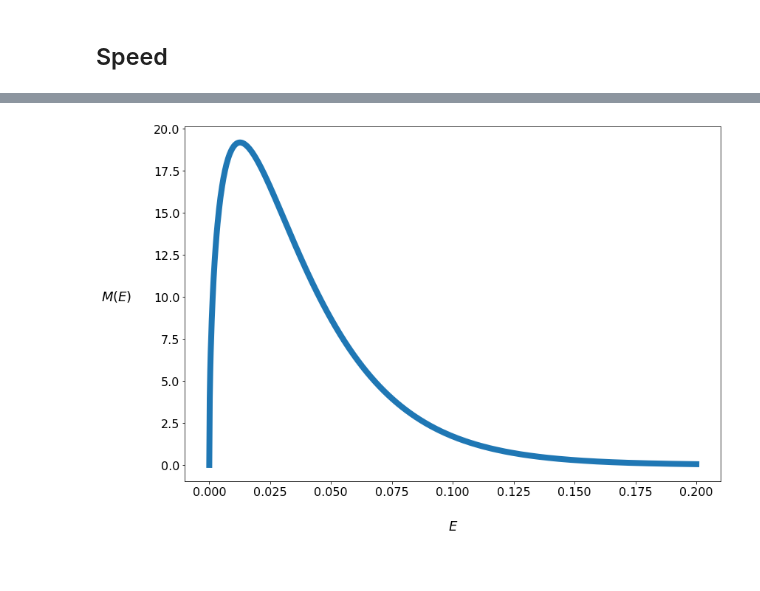
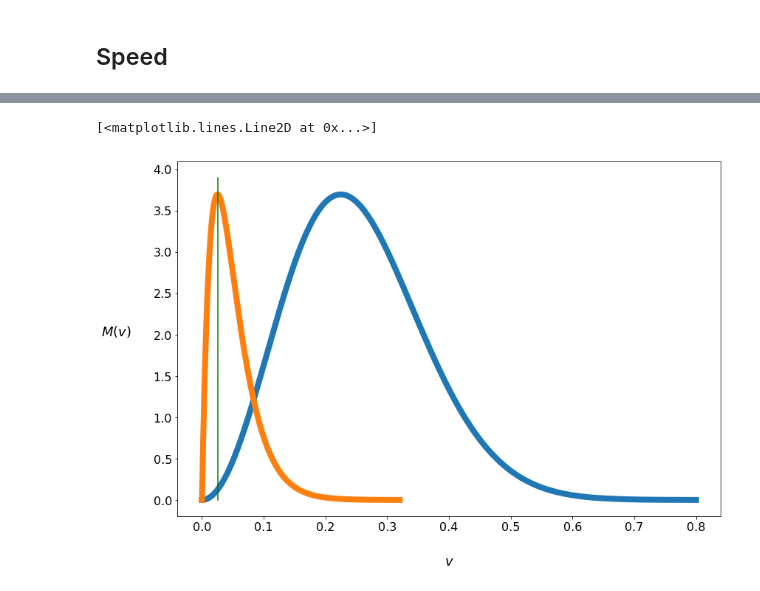
Before and after one commit to mitchnegus/NE150-discussion, a Jupyter notebook: notebooks/mb-dist.ipynb, the cells around one changed output, grey strips where cells are left out. Cells and saved outputs as stored; diff of their text form; code cells hidden in the pictures.

```diff
--- a/notebooks/mb-dist.ipynb
+++ b/notebooks/mb-dist.ipynb
@@ -41,10 +54,12 @@ M_E = 2*np.sqrt(E/np.pi)*(1/(k*T))**(3/2)*np.exp(-E/(k*T))
-# %%
-figE,axE = plt.subplots(figsize=fgs)
-plt.plot(E,M_E,linewidth=lw)
-plt.tick_params(labelsize=tfs)
-plt.xlabel('$E$',fontsize=lfs,labelpad=xlp)
-plt.ylabel('$M(E)$',fontsize=lfs,rotation=ylr,labelpad=ylp)
-plt.tight_layout()
-plt.savefig('mb-dist_E.png')
-# %% [output]
-[figure, removed]
+# %%
+# Plot the Maxwell-Boltzmann distribution for speed (blue)
+figv,axv = plot_distribution(v,M_v,'$v$','$M(v)$')
+# Overlay the distribution for speed converted to energy (orange)
+E_v = 0.5*m*v**2
+axv.plot(E_v,M_v,linewidth=8)
+# Plot a vertical line at the most probably energy, E = k*T
+axv.plot(E_p[:40],y[:40],'g')
+#plt.savefig('mb-dist_v.png')
+# %% [output]
+[<matplotlib.lines.Line2D at 0x...>]
+[figure, added]
```
Also changed, not shown: parts of 8 cells of this notebook.
